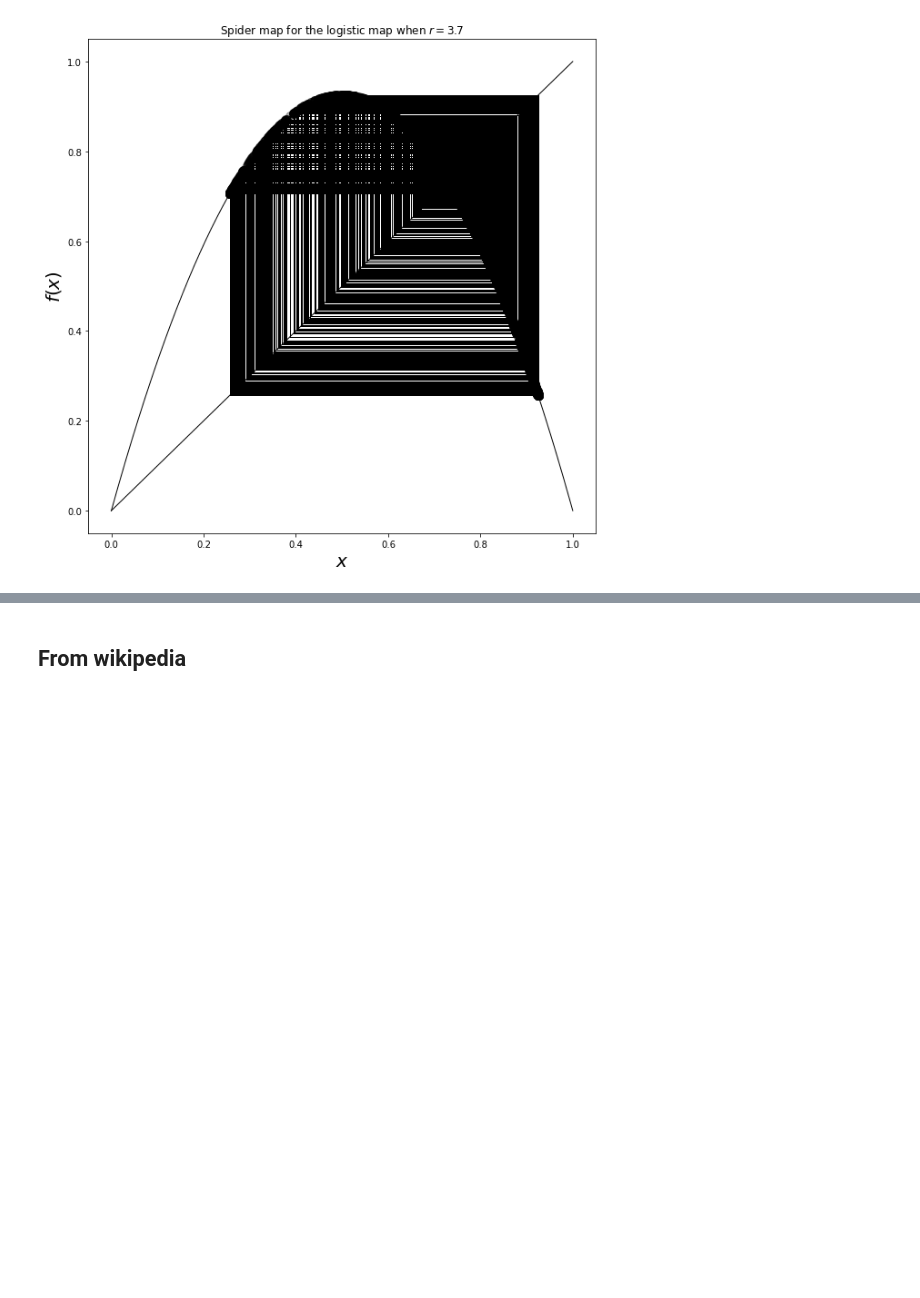
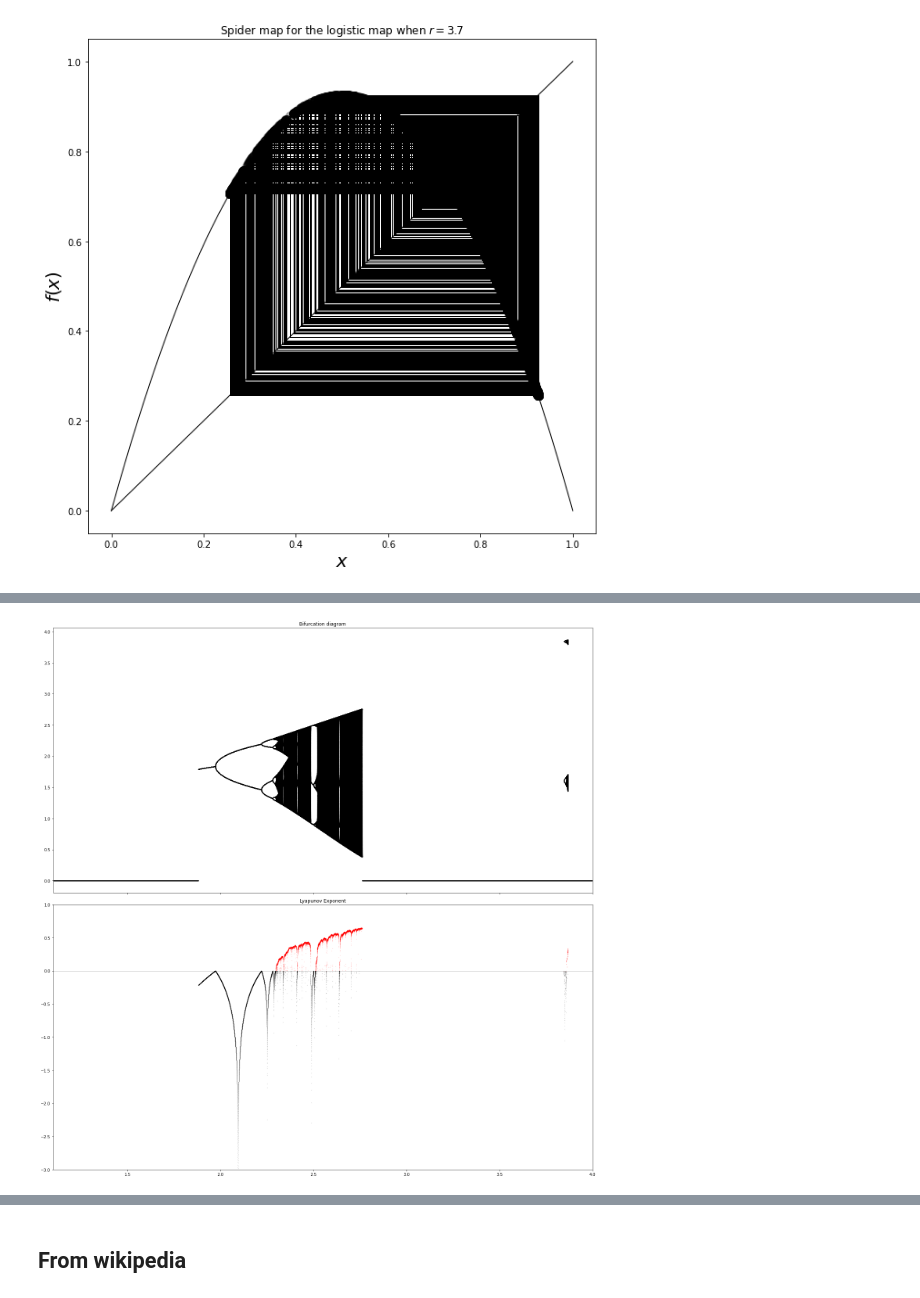
Before and after one commit to ihkim94/Ikeda, a Jupyter notebook: Ikeda_map.ipynb, the cells around one changed output, grey strips where cells are left out. Cells and saved outputs as stored; diff of their text form; code cells hidden in the pictures; blank space fills up the shorter version.

```diff
--- a/Ikeda_map.ipynb
+++ b/Ikeda_map.ipynb
@@ -443,0 +424,5 @@ plt.tight_layout()
+# %%
+model = analysis(1.1, 4, 100000, 10000)
+model.ikeda_adiabatic_plot(1000, 0.6)
+# %% [output]
+[figure, added]
```
Also changed, not shown: parts of 4 cells of this notebook.
